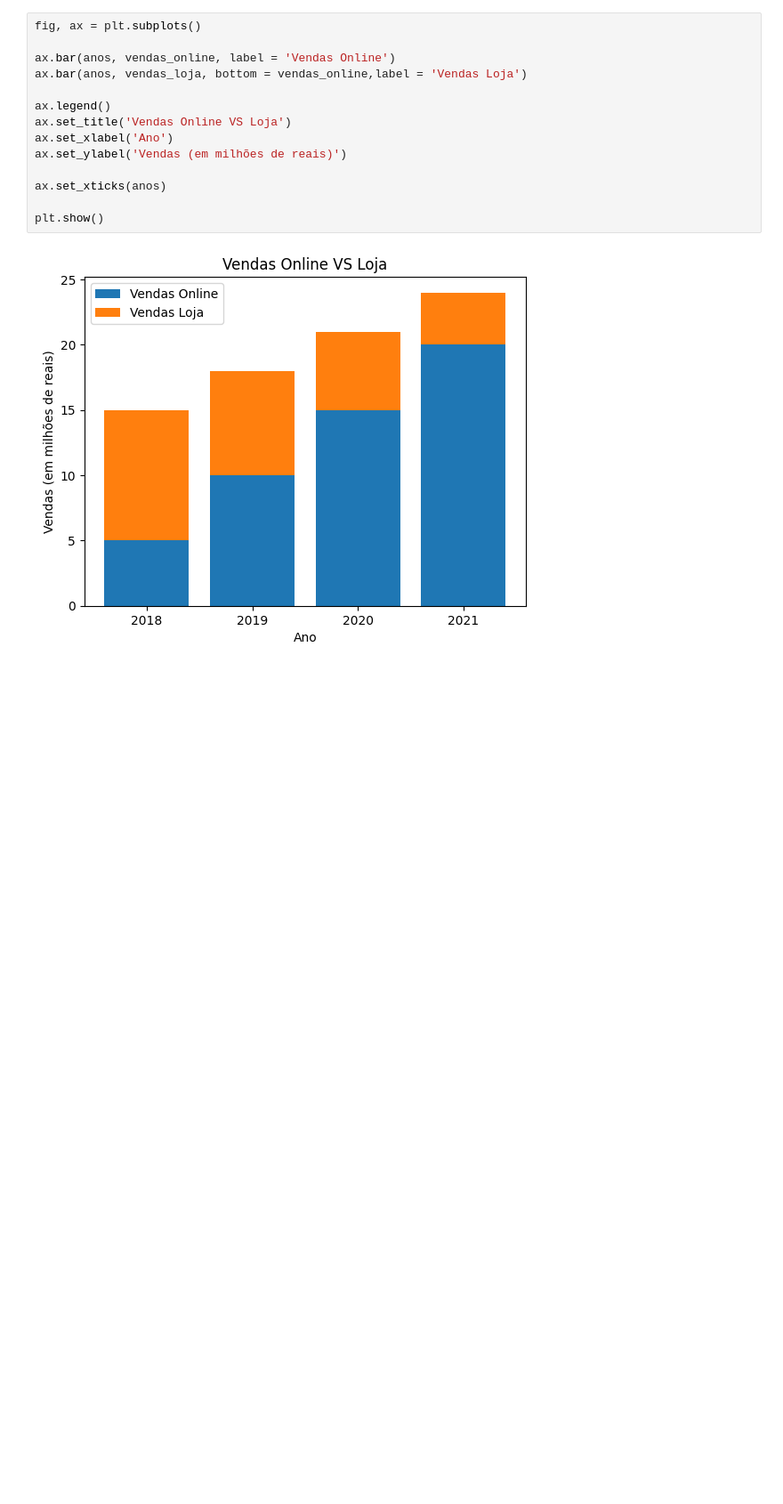
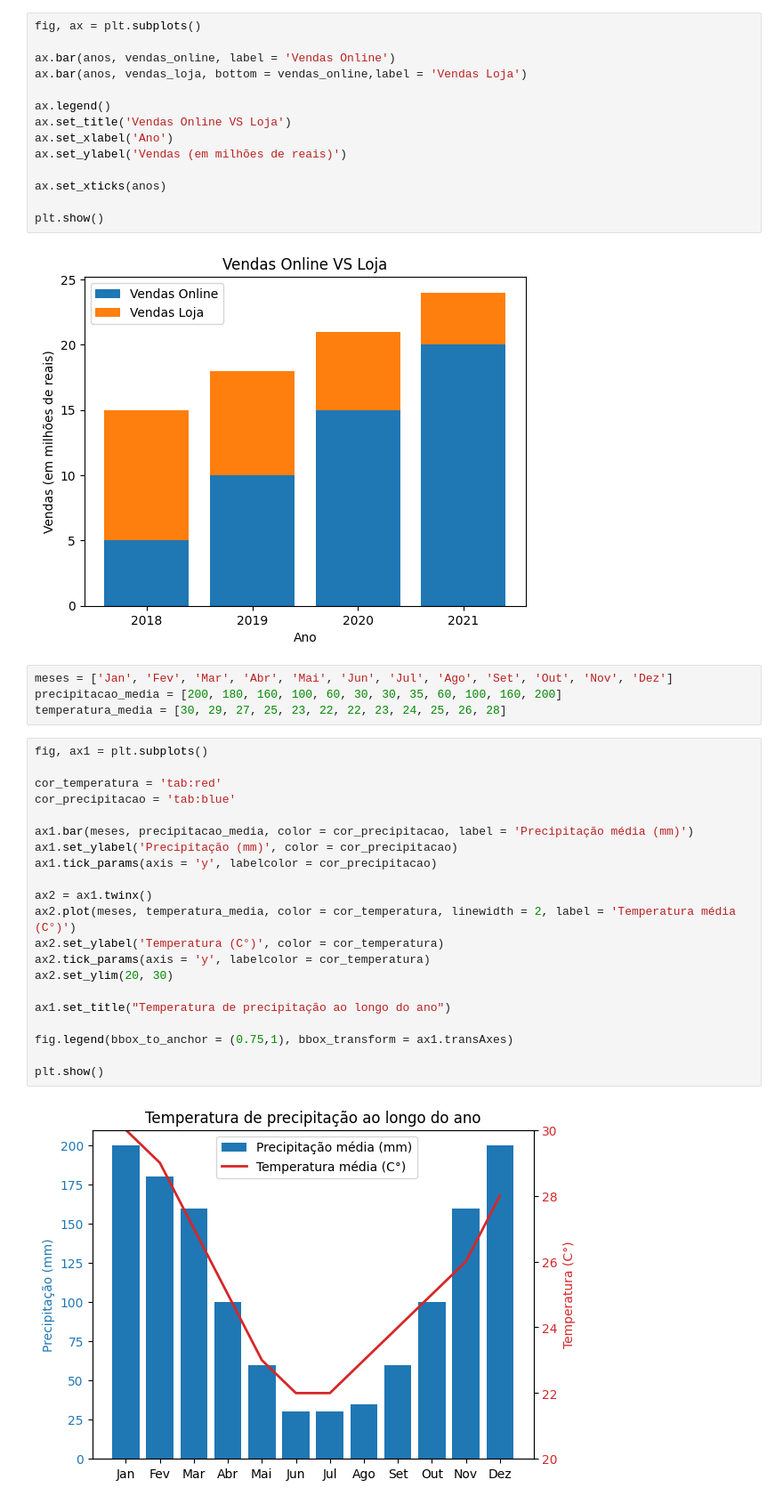
Before and after one commit to stephanyresque/Ciencia-de-dados-2, a Jupyter notebook: 04_11_24.ipynb, the cells around one changed output. Shown at 89% size. Cells and saved outputs as stored; diff of their text form; blank space fills up the shorter version.

```diff
--- a/04_11_24.ipynb
+++ b/04_11_24.ipynb
@@ -61,3 +61,30 @@ ax.set_xticks(anos)
 plt.show()
 # %% [output]
 [figure]
+# %%
+meses = ['Jan', 'Fev', 'Mar', 'Abr', 'Mai', 'Jun', 'Jul', 'Ago', 'Set', 'Out', 'Nov', 'Dez']
+precipitacao_media = [200, 180, 160, 100, 60, 30, 30, 35, 60, 100, 160, 200]
+temperatura_media = [30, 29, 27, 25, 23, 22, 22, 23, 24, 25, 26, 28]
+# %%
+fig, ax1 = plt.subplots()
+
+cor_temperatura = 'tab:red'
+cor_precipitacao = 'tab:blue'
+
+ax1.bar(meses, precipitacao_media, color = cor_precipitacao, label = 'Precipitação média (mm)')
+ax1.set_ylabel('Precipitação (mm)', color = cor_precipitacao)
+ax1.tick_params(axis = 'y', labelcolor = cor_precipitacao)
+
+ax2 = ax1.twinx()
+ax2.plot(meses, temperatura_media, color = cor_temperatura, linewidth = 2, label = 'Temperatura média (C°)')
+ax2.set_ylabel('Temperatura (C°)', color = cor_temperatura)
+ax2.tick_params(axis = 'y', labelcolor = cor_temperatura)
+ax2.set_ylim(20, 30)
+
+ax1.set_title("Temperatura de precipitação ao longo do ano")
+
+fig.legend(bbox_to_anchor = (0.75,1), bbox_transform = ax1.transAxes)
+
+plt.show()
+# %% [output]
+[figure, added]
```
Also changed, not shown: parts of 4 cells of this notebook.
